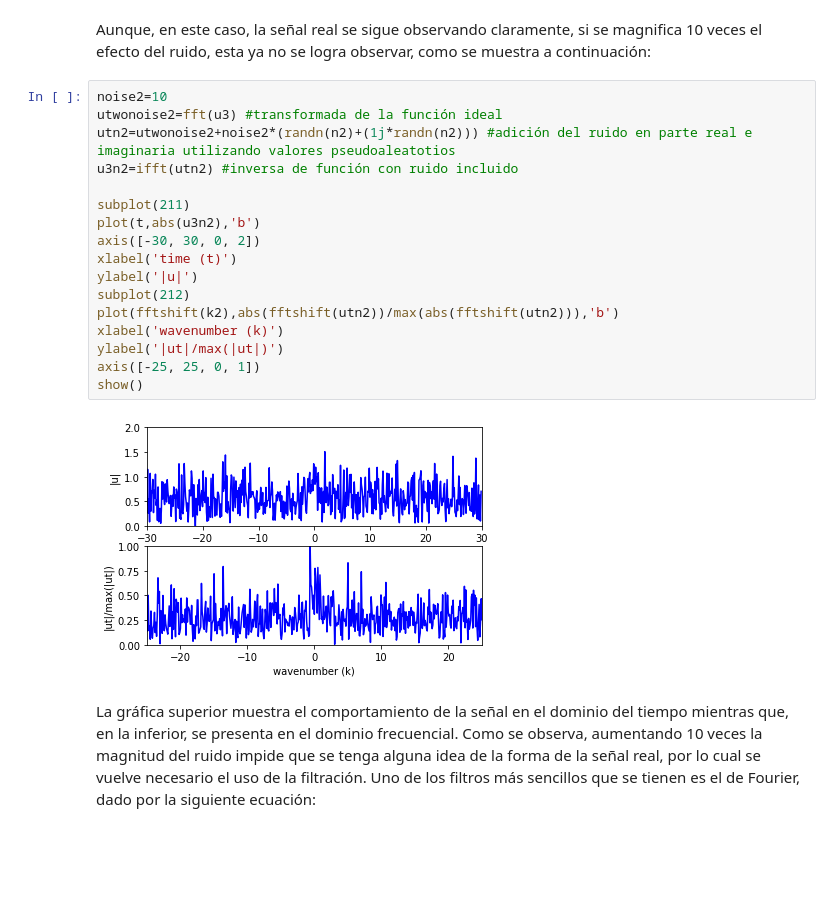
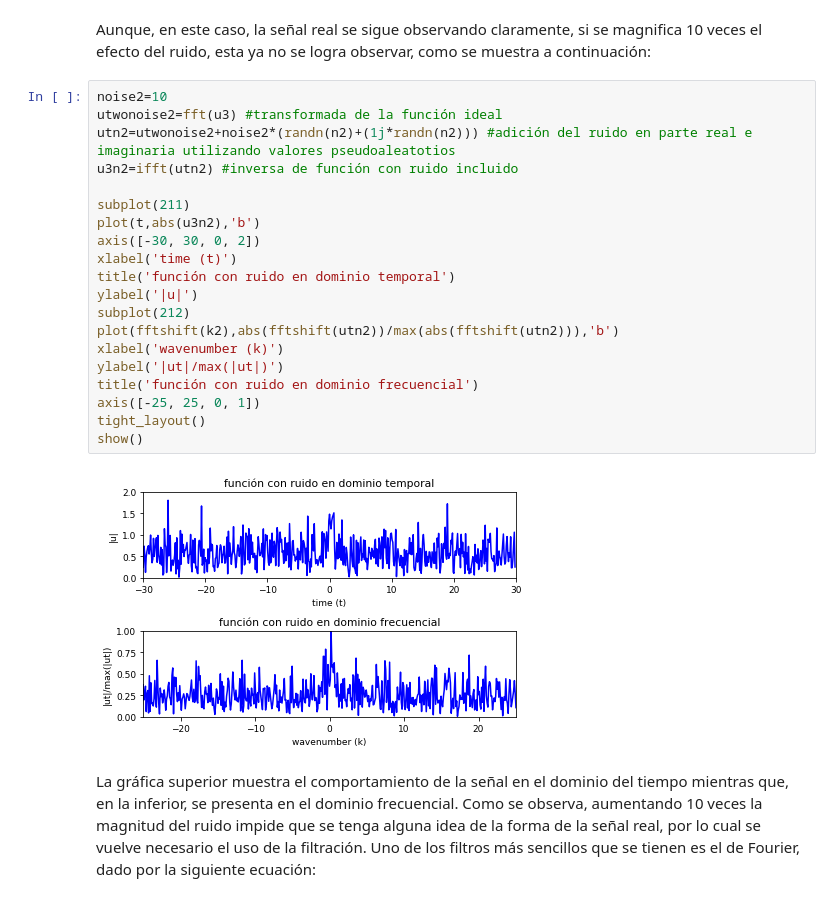
Before and after one commit to nvalencia/Herramientas-Computacionales-IMEC3602, a Jupyter notebook: Talleres/Taller 4/Taller 4.ipynb, the cells around one changed output. Saved outputs shown, nothing was run; the diff lists cells and outputs as text; blank space fills up the shorter version.

```diff
--- a/Talleres/Taller 4/Taller 4.ipynb
+++ b/Talleres/Taller 4/Taller 4.ipynb
@@ -195,22 +205,25 @@ Aunque, en este caso, la señal real se sigue observando claramente, si se magni
 # %%
 noise2=10
 utwonoise2=fft(u3) #transformada de la función ideal
 utn2=utwonoise2+noise2*(randn(n2)+(1j*randn(n2))) #adición del ruido en parte real e imaginaria utilizando valores pseudoaleatotios
 u3n2=ifft(utn2) #inversa de función con ruido incluido
 
 subplot(211)
 plot(t,abs(u3n2),'b')
 axis([-30, 30, 0, 2])
 xlabel('time (t)')
+title('función con ruido en dominio temporal')
 ylabel('|u|')
 subplot(212)
 plot(fftshift(k2),abs(fftshift(utn2))/max(abs(fftshift(utn2))),'b')
 xlabel('wavenumber (k)')
 ylabel('|ut|/max(|ut|)')
+title('función con ruido en dominio frecuencial')
 axis([-25, 25, 0, 1])
+tight_layout()
 show()
 # %% [output]
-[figure, old version]
+[figure, new version]
 # %% [markdown]
 La gráfica superior muestra el comportamiento de la señal en el dominio del tiempo mientras que, en la inferior, se presenta en el dominio frecuencial. Como se observa, aumentando 10 veces la magnitud del ruido impide que se tenga alguna idea de la forma de la señal real, por lo cual se vuelve necesario el uso de la filtración. Uno de los filtros más sencillos que se tienen es el de Fourier, dado por la siguiente ecuación:
 # %% [markdown]
```
Also changed, not shown: parts of 29 cells of this notebook, 4 other files.
